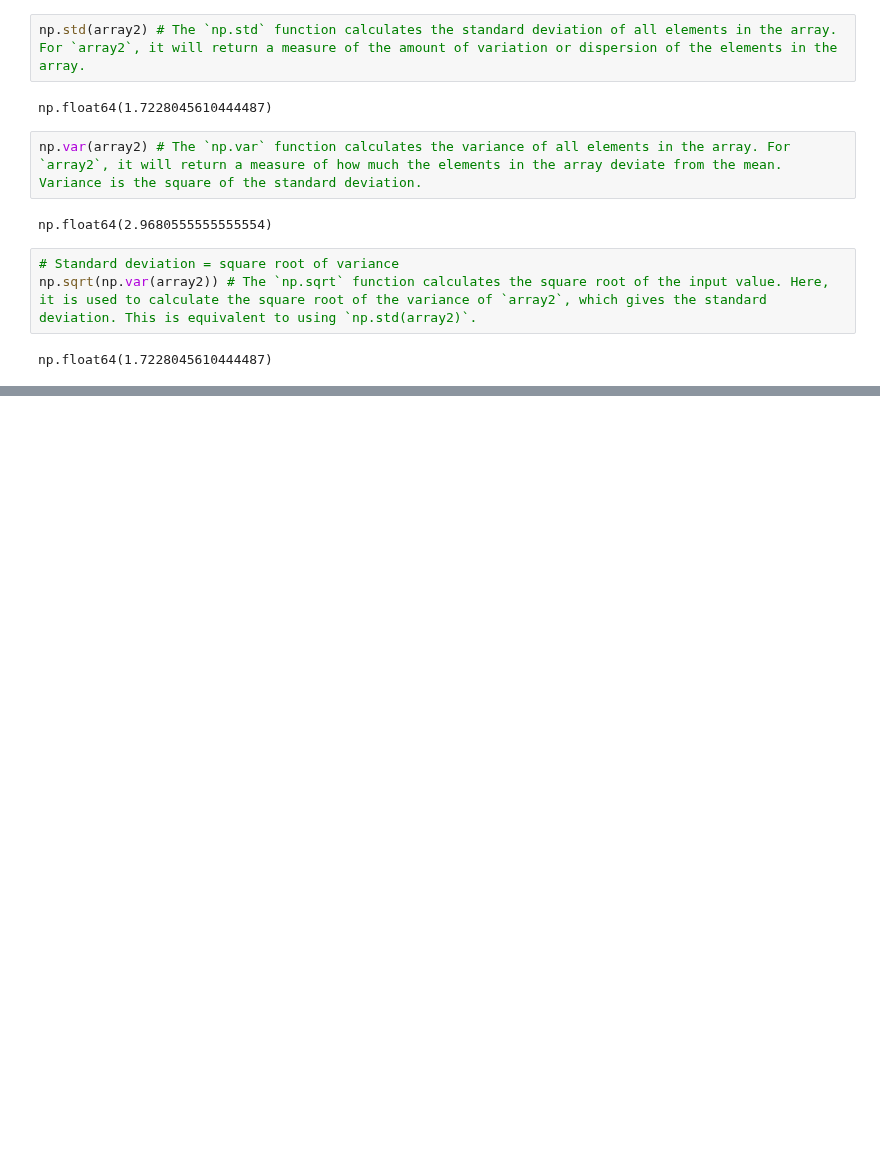
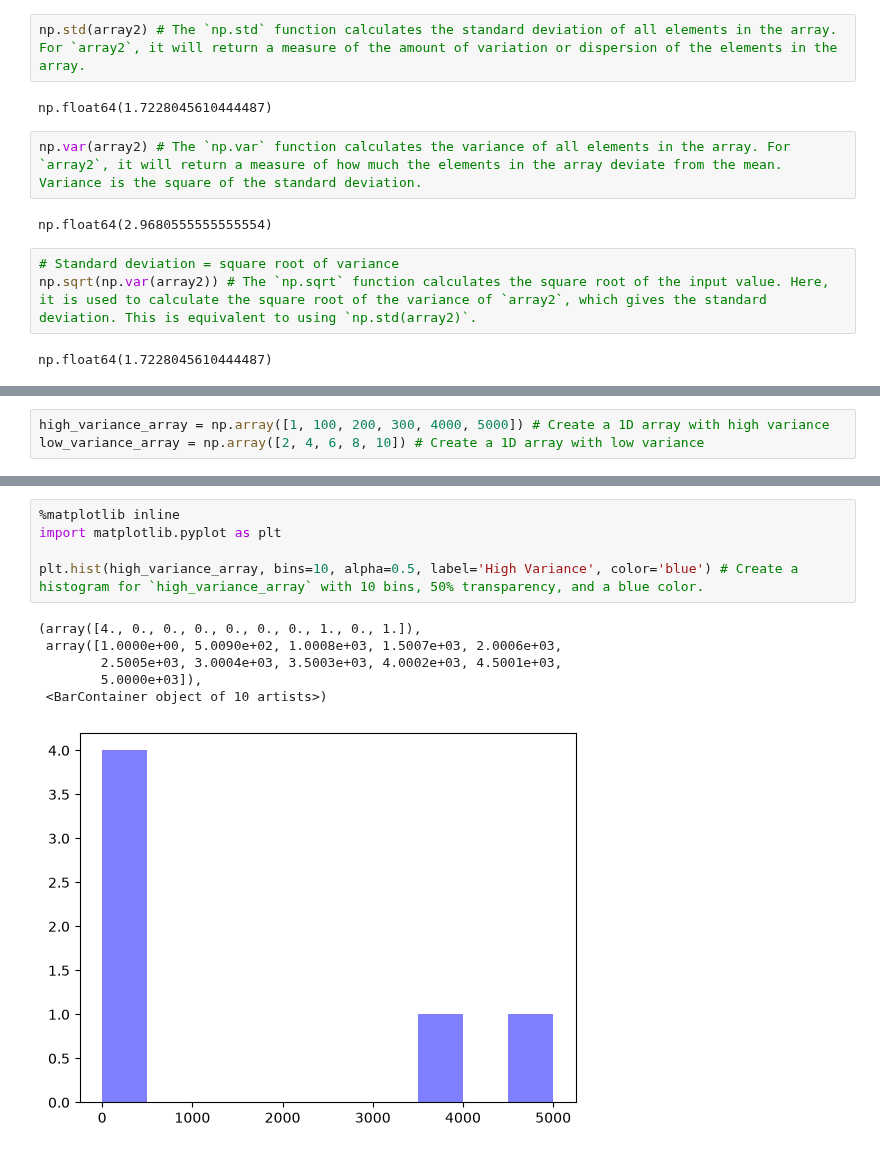
Before and after one commit to LaylaAbboud02/ai-ml-bootcamp, a Jupyter notebook: numpy/intoduction-to-numpy.ipynb, the cells around one changed output, grey strips where cells are left out. Cells and saved outputs as stored; diff of their text form; blank space fills up the shorter version.

Commit message:
72. Standard Deviation and Variance

```diff
--- a/numpy/intoduction-to-numpy.ipynb
+++ b/numpy/intoduction-to-numpy.ipynb
@@ -269,0 +277,3 @@ np.float64(1.7228045610444487)
+# %%
+high_variance_array = np.array([1, 100, 200, 300, 4000, 5000]) # Create a 1D array with high variance
+low_variance_array = np.array([2, 4, 6, 8, 10]) # Create a 1D array with low variance
@@ -269,0 +292,12 @@ np.float64(1.7228045610444487)
+# %%
+%matplotlib inline
+import matplotlib.pyplot as plt
+
+plt.hist(high_variance_array, bins=10, alpha=0.5, label='High Variance', color='blue') # Create a histogram for `high_variance_array` with 10 bins, 50% transparency, and a blue color.
+# %% [output]
+(array([4., 0., 0., 0., 0., 0., 0., 1., 0., 1.]),
+ array([1.0000e+00, 5.0090e+02, 1.0008e+03, 1.5007e+03, 2.0006e+03,
+        2.5005e+03, 3.0004e+03, 3.5003e+03, 4.0002e+03, 4.5001e+03,
+        5.0000e+03]),
+ <BarContainer object of 10 artists>)
+[figure, added]
```
Also changed, not shown: parts of 5 cells of this notebook.
